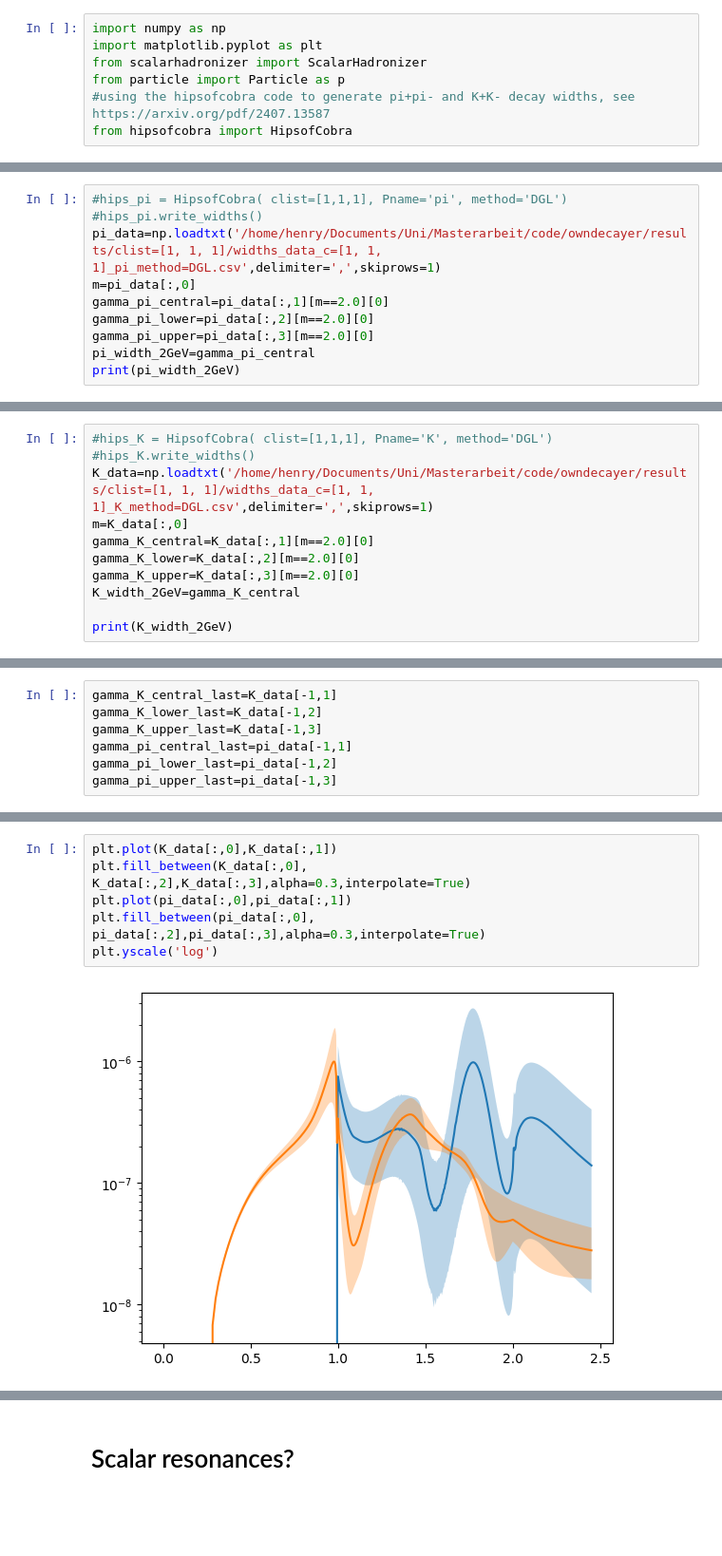
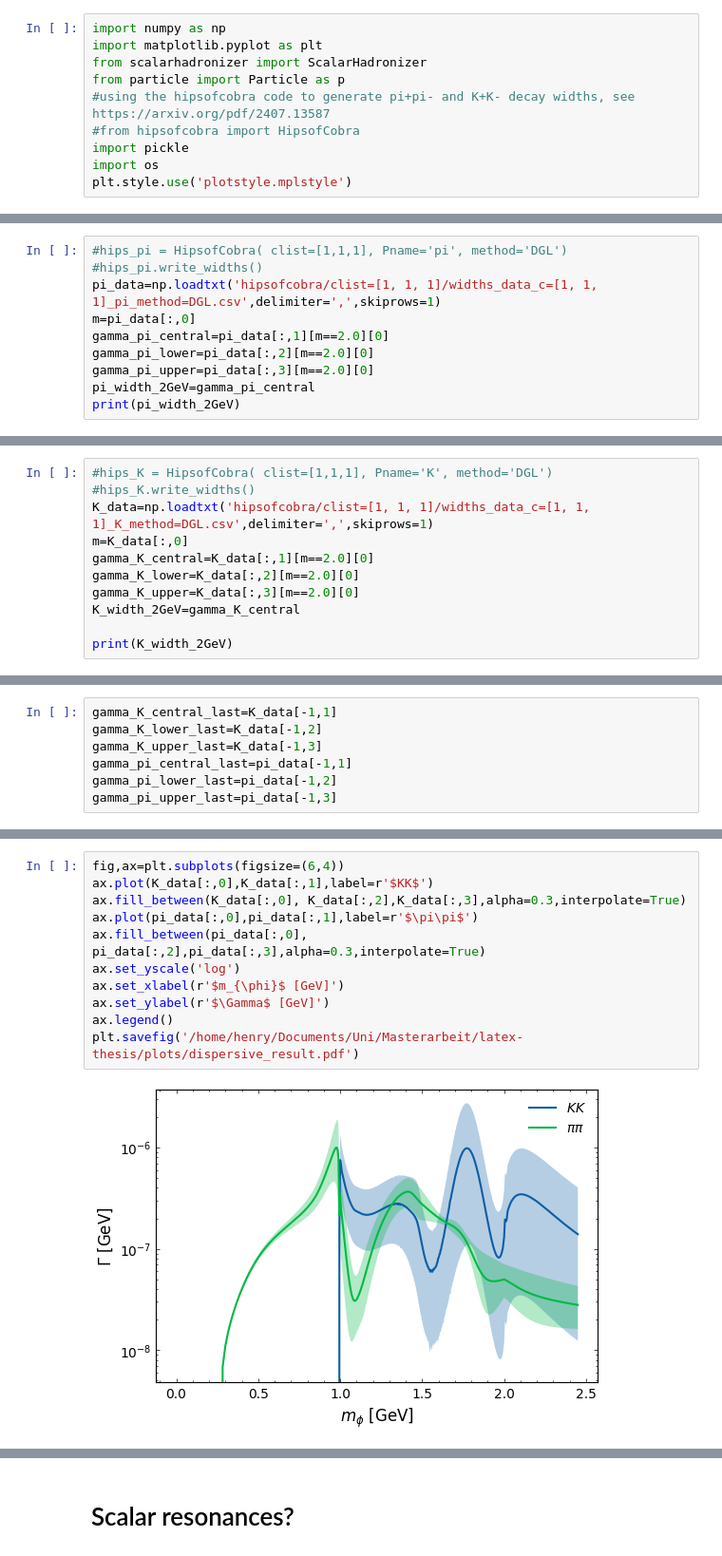
Before and after one commit to HeSeebach/ScalarHadronizer, a Jupyter notebook: parameter_fits.ipynb, the cells around one changed output, grey strips where cells are left out. Shown at 95% size. Cells and saved outputs as stored; diff of their text form; blank space fills up the shorter version.

```diff
--- a/parameter_fits.ipynb
+++ b/parameter_fits.ipynb
@@ -4,13 +4,16 @@ import matplotlib.pyplot as plt
 from scalarhadronizer import ScalarHadronizer
 from particle import Particle as p
 #using the hipsofcobra code to generate pi+pi- and K+K- decay widths, see https://arxiv.org/pdf/2407.13587
-from hipsofcobra import HipsofCobra
+#from hipsofcobra import HipsofCobra
+import pickle
+import os
+plt.style.use('plotstyle.mplstyle')
 # %% [markdown]
 # pi and K decay widths from literature
 # %%
 #hips_pi = HipsofCobra( clist=[1,1,1], Pname='pi', method='DGL')
 #hips_pi.write_widths()
-pi_data=np.loadtxt('/home/henry/Documents/Uni/Masterarbeit/code/owndecayer/results/clist=[1, 1, 1]/widths_data_c=[1, 1, 1]_pi_method=DGL.csv',delimiter=',',skiprows=1)
+pi_data=np.loadtxt('hipsofcobra/clist=[1, 1, 1]/widths_data_c=[1, 1, 1]_pi_method=DGL.csv',delimiter=',',skiprows=1)
 m=pi_data[:,0]
 gamma_pi_central=pi_data[:,1][m==2.0][0]
 gamma_pi_lower=pi_data[:,2][m==2.0][0]
@@ -22,7 +25,7 @@ print(pi_width_2GeV)
 # %%
 #hips_K = HipsofCobra( clist=[1,1,1], Pname='K', method='DGL')
 #hips_K.write_widths()
-K_data=np.loadtxt('/home/henry/Documents/Uni/Masterarbeit/code/owndecayer/results/clist=[1, 1, 1]/widths_data_c=[1, 1, 1]_K_method=DGL.csv',delimiter=',',skiprows=1)
+K_data=np.loadtxt('hipsofcobra/clist=[1, 1, 1]/widths_data_c=[1, 1, 1]_K_method=DGL.csv',delimiter=',',skiprows=1)
 m=K_data[:,0]
 gamma_K_central=K_data[:,1][m==2.0][0]
 gamma_K_lower=K_data[:,2][m==2.0][0]
@@ -67,8 +68,13 @@ print(gamma_pi_central-gamma_pi_lower,gamma_pi_central-gamma_pi_upper)
 # %%
-plt.plot(K_data[:,0],K_data[:,1])
-plt.fill_between(K_data[:,0], K_data[:,2],K_data[:,3],alpha=0.3,interpolate=True)
-plt.plot(pi_data[:,0],pi_data[:,1])
-plt.fill_between(pi_data[:,0], pi_data[:,2],pi_data[:,3],alpha=0.3,interpolate=True)
-plt.yscale('log')
+fig,ax=plt.subplots(figsize=(6,4))
+ax.plot(K_data[:,0],K_data[:,1],label=r'$KK$')
+ax.fill_between(K_data[:,0], K_data[:,2],K_data[:,3],alpha=0.3,interpolate=True)
+ax.plot(pi_data[:,0],pi_data[:,1],label=r'$\pi\pi$')
+ax.fill_between(pi_data[:,0], pi_data[:,2],pi_data[:,3],alpha=0.3,interpolate=True)
+ax.set_yscale('log')
+ax.set_xlabel(r'$m_{\phi}$ [GeV]')
+ax.set_ylabel(r'$\Gamma$ [GeV]')
+ax.legend()
+plt.savefig('/home/henry/Documents/Uni/Masterarbeit/latex-thesis/plots/dispersive_result.pdf')
 # %% [output]
-[figure, old version]
+[figure, new version]
```
Also changed, not shown: parts of 121 cells of this notebook, 18 other files.
